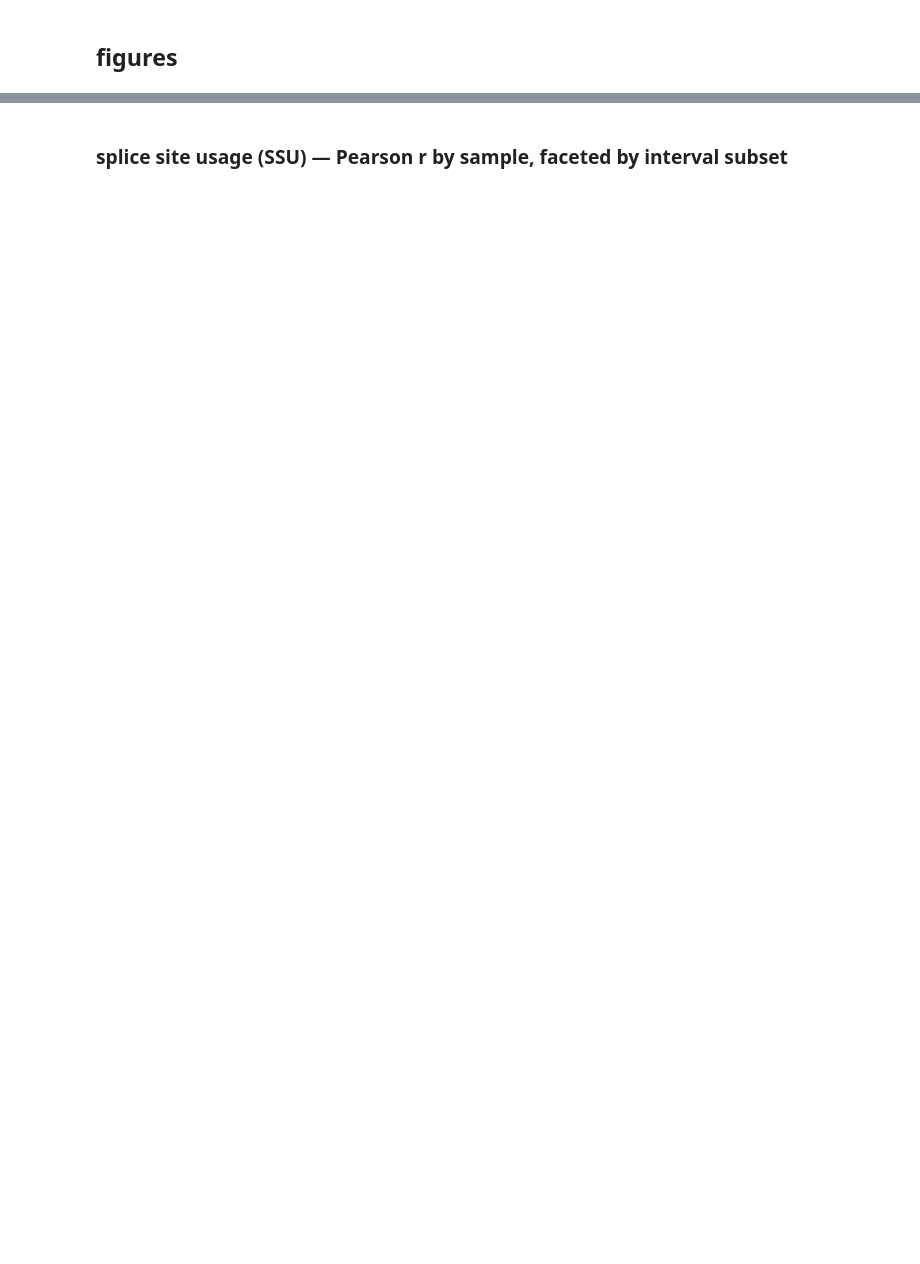
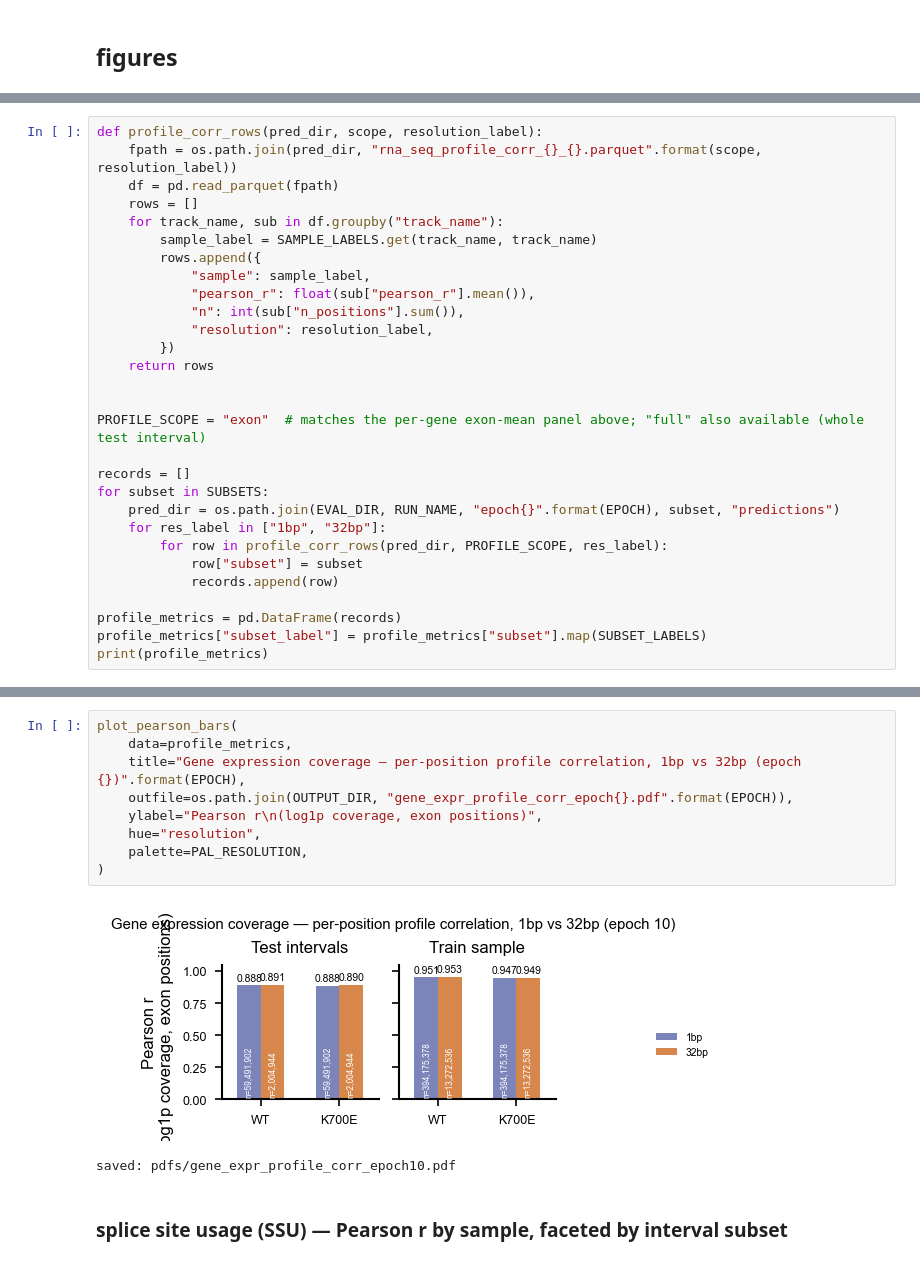
Before and after one commit to MiqG/alphagenome_finetuning_rna, a Jupyter notebook: figures/paper.ipynb, the cells around one changed output, grey strips where cells are left out. Saved outputs shown, nothing was run; the diff lists cells and outputs as text; blank space fills up the shorter version.

```diff
--- a/figures/paper.ipynb
+++ b/figures/paper.ipynb
@@ -130,0 +201,29 @@ saved: pdfs/gene_expr_pearson_epoch10.pdf
+# %%
+def profile_corr_rows(pred_dir, scope, resolution_label):
+    fpath = os.path.join(pred_dir, "rna_seq_profile_corr_{}_{}.parquet".format(scope, resolution_label))
+    df = pd.read_parquet(fpath)
+    rows = []
+    for track_name, sub in df.groupby("track_name"):
+        sample_label = SAMPLE_LABELS.get(track_name, track_name)
+        rows.append({
+            "sample": sample_label,
+            "pearson_r": float(sub["pearson_r"].mean()),
+            "n": int(sub["n_positions"].sum()),
+            "resolution": resolution_label,
+        })
+    return rows
+
+
+PROFILE_SCOPE = "exon"  # matches the per-gene exon-mean panel above; "full" also available (whole test interval)
+
+records = []
+for subset in SUBSETS:
+    pred_dir = os.path.join(EVAL_DIR, RUN_NAME, "epoch{}".format(EPOCH), subset, "predictions")
+    for res_label in ["1bp", "32bp"]:
+        for row in profile_corr_rows(pred_dir, PROFILE_SCOPE, res_label):
+            row["subset"] = subset
+            records.append(row)
+
+profile_metrics = pd.DataFrame(records)
+profile_metrics["subset_label"] = profile_metrics["subset"].map(SUBSET_LABELS)
+print(profile_metrics)
@@ -131,2 +240,14 @@ saved: pdfs/gene_expr_pearson_epoch10.pdf
+# %%
+plot_pearson_bars(
+    data=profile_metrics,
+    title="Gene expression coverage — per-position profile correlation, 1bp vs 32bp (epoch {})".format(EPOCH),
+    outfile=os.path.join(OUTPUT_DIR, "gene_expr_profile_corr_epoch{}.pdf".format(EPOCH)),
+    ylabel="Pearson r\n(log1p coverage, exon positions)",
+    hue="resolution",
+    palette=PAL_RESOLUTION,
+)
+# %% [output]
+[figure, added]
+saved: pdfs/gene_expr_profile_corr_epoch10.pdf
 # %% [markdown]
 ### splice site usage (SSU) — Pearson r by sample, faceted by interval subset
```
Also changed, not shown: parts of 18 cells of this notebook, 2 other files.
